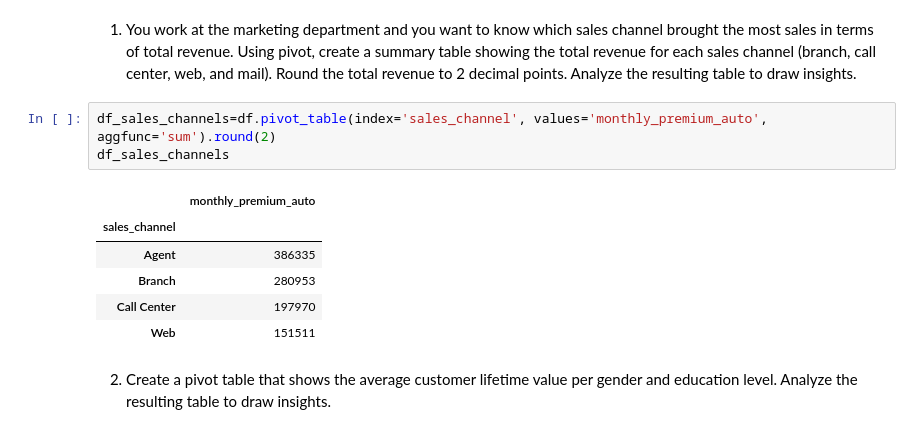
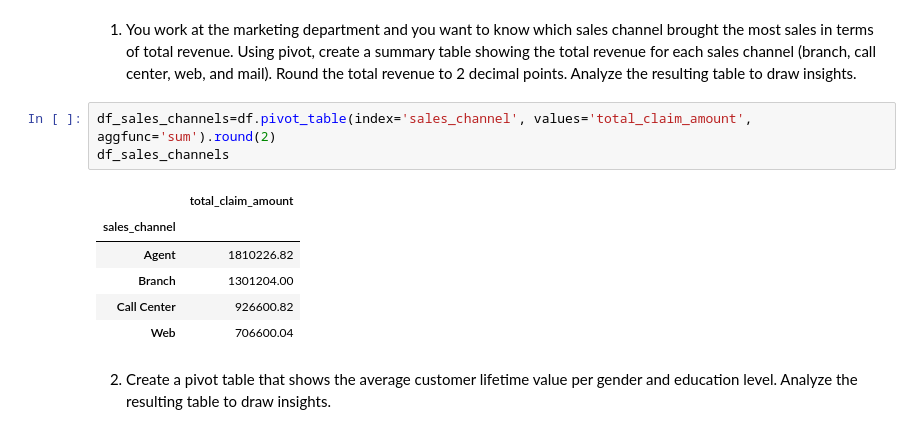
Before and after one commit to Aminmoh9/lab-dw-data-structuring-and-combining, a Jupyter notebook: lab-dw-data-structuring-and-combining.ipynb, the cells around one changed output. Cells and saved outputs as stored; diff of their text form.

```diff
--- a/lab-dw-data-structuring-and-combining.ipynb
+++ b/lab-dw-data-structuring-and-combining.ipynb
@@ -392,15 +394,15 @@ dtype: int64
 1. You work at the marketing department and you want to know which sales channel brought the most sales in terms of total revenue. Using pivot, create a summary table showing the total revenue for each sales channel (branch, call center, web, and mail).
 Round the total revenue to 2 decimal points.  Analyze the resulting table to draw insights.
 # %%
-df_sales_channels=df.pivot_table(index='sales_channel', values='monthly_premium_auto', aggfunc='sum').round(2)
+df_sales_channels=df.pivot_table(index='sales_channel', values='total_claim_amount', aggfunc='sum').round(2)
 df_sales_channels
 # %% [output]
-|  | monthly_premium_auto |
+|  | total_claim_amount |
 | sales_channel |  |
-| Agent | 386335 |
-| Branch | 280953 |
-| Call Center | 197970 |
-| Web | 151511 |
+| Agent | 1810226.82 |
+| Branch | 1301204.00 |
+| Call Center | 926600.82 |
+| Web | 706600.04 |
 # %% [markdown]
 2. Create a pivot table that shows the average customer lifetime value per gender and education level. Analyze the resulting table to draw insights.
 # %%
```
Also changed, not shown: parts of 7 cells of this notebook, 1 other file.
